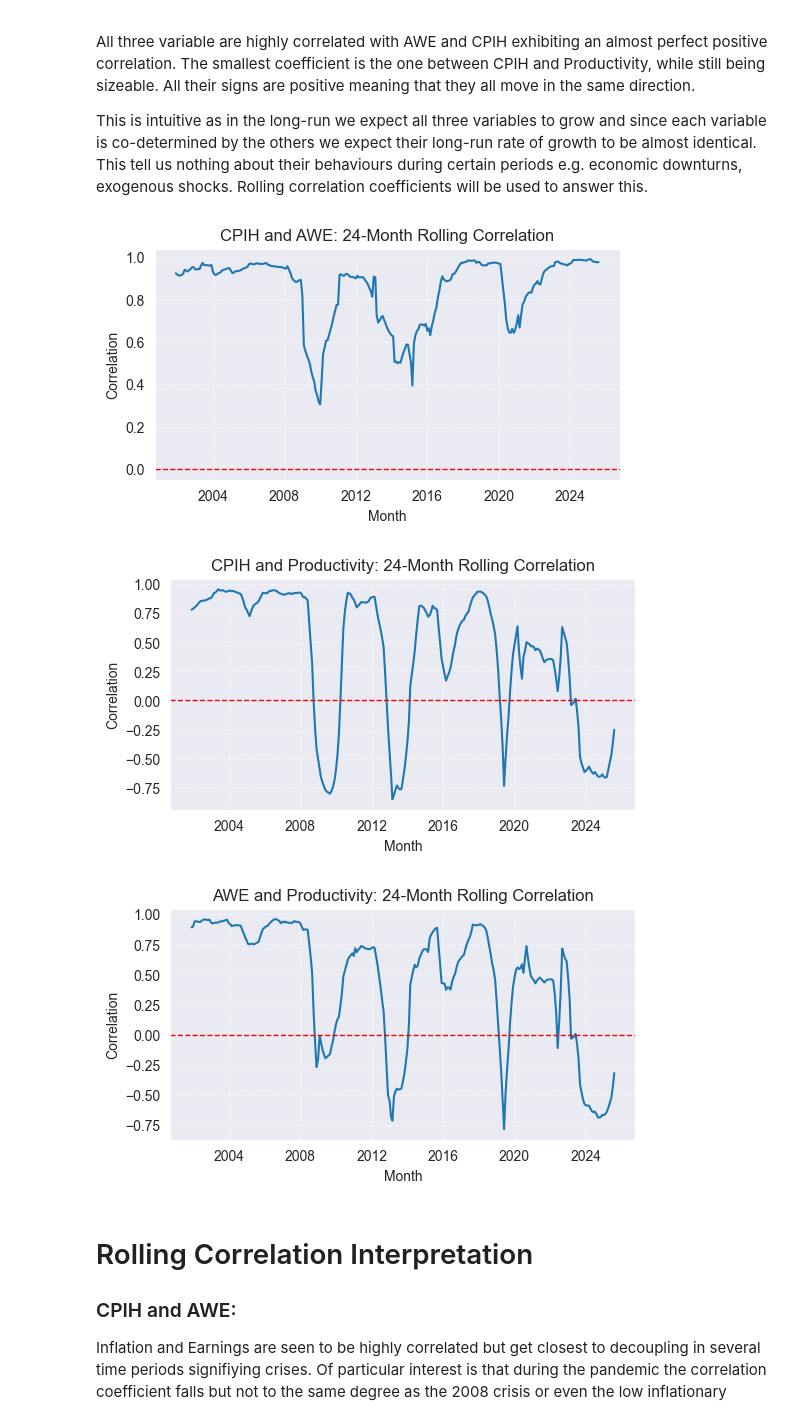
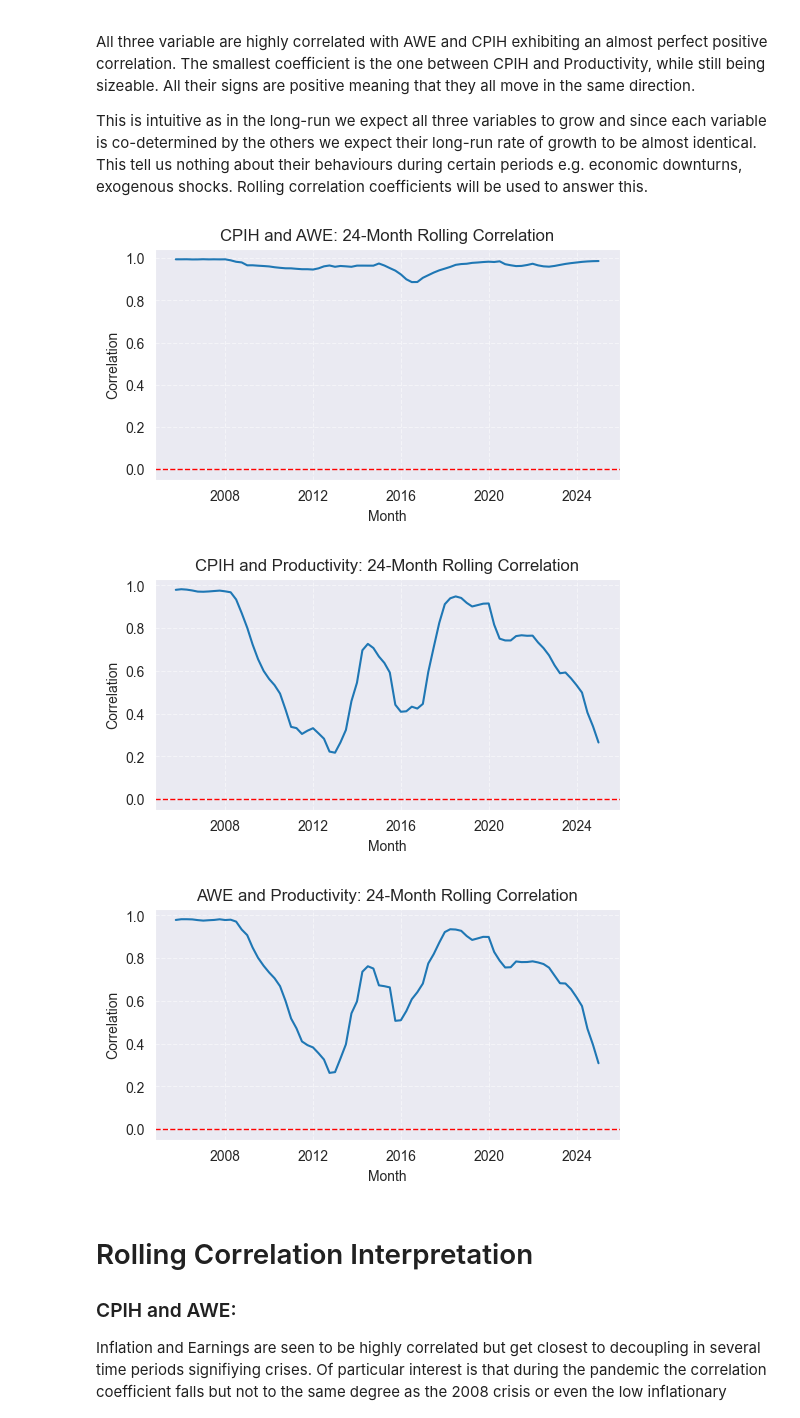
Before and after one commit to adrymmm/uk_inflation_wage_project, a Jupyter notebook: data_exploration.ipynb, the cells around one changed output. Saved outputs shown, nothing was run; the diff lists cells and outputs as text; code cells hidden in the pictures.

```diff
--- a/data_exploration.ipynb
+++ b/data_exploration.ipynb
@@ -134,30 +134,28 @@ plt.show()
 # %% [output]
 [figure]
 # %%
-# Transforming Quarter strings for PeriodIndex to recognize
-prod['Date'] = prod['Date'].apply(lambda x: x.replace(' ', ''))
-prod['Quarter'] = pd.PeriodIndex(prod['Date'], freq='Q')
+# Copying df
+ts_q = ts.copy()
 
-# Creating a copy of the merged dataframe
-ts_prod = ts.copy()
 # Converting index to timestamp
-ts_prod.index = ts_prod.index.to_timestamp(how='start')
+ts_q.index = ts_q.index.to_timestamp(how='start')
 
-# Converting to timestamp
-prod['Date_q'] = prod['Quarter'].dt.to_timestamp()
+# Collapsing monthly data to quarterly
+ts_q = ts_q.resample("QS").mean()
 
-# Setting index and resampling
-prod.set_index('Date_q', inplace=True)
-prod_monthly = prod.resample('MS').ffill()
+# Copying productivity df
+prod_q = prod.copy()
 
-# Dropping unused columns
-prod_monthly.drop(['Date', 'Quarter'], axis=1, inplace=True)
+# Converting Date to quarters
+prod_q["Date"] = prod_q["Date"].str.replace(" ", "")
+prod_q["Quarter"] = pd.PeriodIndex(prod_q["Date"], freq="Q")
 
-# Reindexing on merged dataset's index, using forward-fill to fill values outside of data interval
-prod_monthly_realign = prod_monthly.reindex(ts_prod.index, method='ffill')
+# Matching resample QS timestamp
+prod_q["Date_q"] = prod_q["Quarter"].dt.to_timestamp(how="start")
 
-# Adding reindexed column to ts_prod as 'Productivity'
-ts_prod['Productivity'] = prod_monthly_realign['OutputHR']
+# Resetting index
+prod_q = prod_q.set_index("Date_q")[["OutputHR"]]
+prod_q = prod_q.rename(columns={"OutputHR": "Productivity"})
 
-#Missing first row so fill in
-ts_prod.at[ts_prod.index[0], 'Productivity'] = ts_prod['Productivity'].iloc[1]
+# Merging
+ts_prod_q = ts_q.merge(prod_q, left_index=True, right_index=True, how="inner")
@@ -250,29 +252,29 @@ This is intuitive as in the long-run we expect all three variables to grow and s
 # %%
 # Rolling correlations between variables
 ts_prod_cor = pd.DataFrame()
-ts_prod_cor['CPIH_AWE_corr'] = ts_prod['CPIH'].rolling(24).corr(ts_prod['AWE'])
-ts_prod_cor['CPIH_Prod_corr'] = ts_prod['CPIH'].rolling(24).corr(ts_prod['Productivity'])
-ts_prod_cor['AWE_Prod_corr']  = ts_prod['AWE'].rolling(24).corr(ts_prod['Productivity'])
+ts_prod_cor['CPIH_AWE_corr'] = ts_prod_q['CPIH'].rolling(24).corr(ts_prod_q['AWE'])
+ts_prod_cor['CPIH_Prod_corr'] = ts_prod_q['CPIH'].rolling(24).corr(ts_prod_q['Productivity'])
+ts_prod_cor['AWE_Prod_corr']  = ts_prod_q['AWE'].rolling(24).corr(ts_prod_q['Productivity'])
 
 # List of columns and graph labels
 corr_list = [('CPIH_AWE_corr', 'CPIH and AWE'),
              ('CPIH_Prod_corr', 'CPIH and Productivity'),
              ('AWE_Prod_corr', 'AWE and Productivity')]
 
 # Looping over columns and graph labels to produce 3 plots
 for corr, label in corr_list:
     plt.figure(figsize=(6,3))
     sns.lineplot(data=ts_prod_cor[corr])
     plt.title(f'{label}: 24-Month Rolling Correlation')
     plt.xlabel('Month')
     plt.ylabel('Correlation')
     plt.grid(True, linestyle='--', alpha=0.5)
     plt.axhline(y=0, color='red', linestyle='--', linewidth=1)
     plt.show()
 # %% [output]
-[figure, old version]
+[figure, new version]
-[figure, old version]
+[figure, new version]
-[figure, old version]
+[figure, new version]
 # %% [markdown]
 # Rolling Correlation Interpretation
 ### CPIH and AWE:
```
Also changed, not shown: parts of 7 cells of this notebook, 3 other files.
